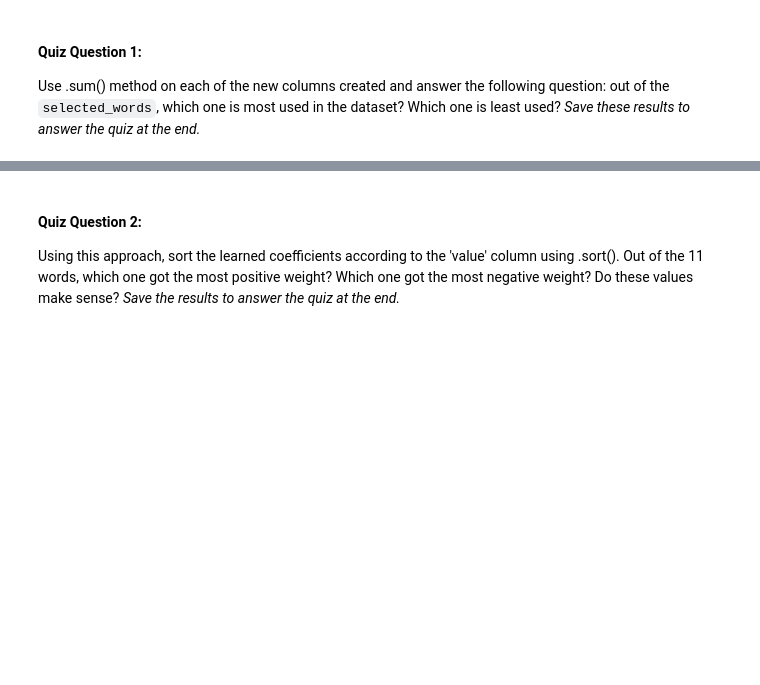
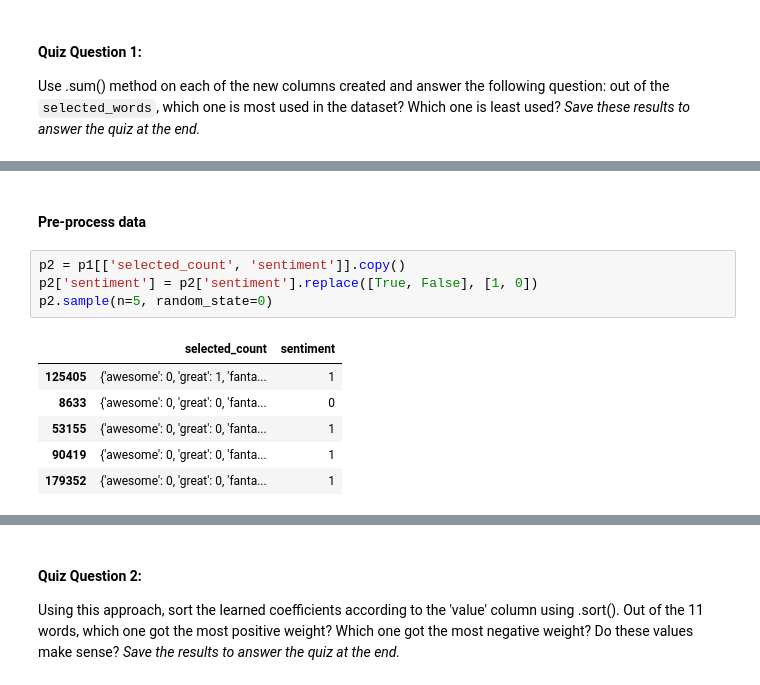
Before and after one commit to lexiewangdl/machine-learning, a Jupyter notebook: PA2.ipynb, the cells around one changed output, grey strips where cells are left out. Saved outputs shown, nothing was run; the diff lists cells and outputs as text; blank space fills up the shorter version.

```diff
--- a/PA2.ipynb
+++ b/PA2.ipynb
@@ -123,0 +172,13 @@ Use .sum() method on each of the new columns created and answer the following qu
+# %% [markdown]
+#### Pre-process data
+# %%
+p2 = p1[['selected_count', 'sentiment']].copy()
+p2['sentiment'] = p2['sentiment'].replace([True, False], [1, 0])
+p2.sample(n=5, random_state=0)
+# %% [output]
+|  | selected_count | sentiment |
+| 125405 | {'awesome': 0, 'great': 1, 'fanta... | 1 |
+| 8633 | {'awesome': 0, 'great': 0, 'fanta... | 0 |
+| 53155 | {'awesome': 0, 'great': 0, 'fanta... | 1 |
+| 90419 | {'awesome': 0, 'great': 0, 'fanta... | 1 |
+| 179352 | {'awesome': 0, 'great': 0, 'fanta... | 1 |
```
Also changed, not shown: parts of 24 cells of this notebook, 2 other files.
